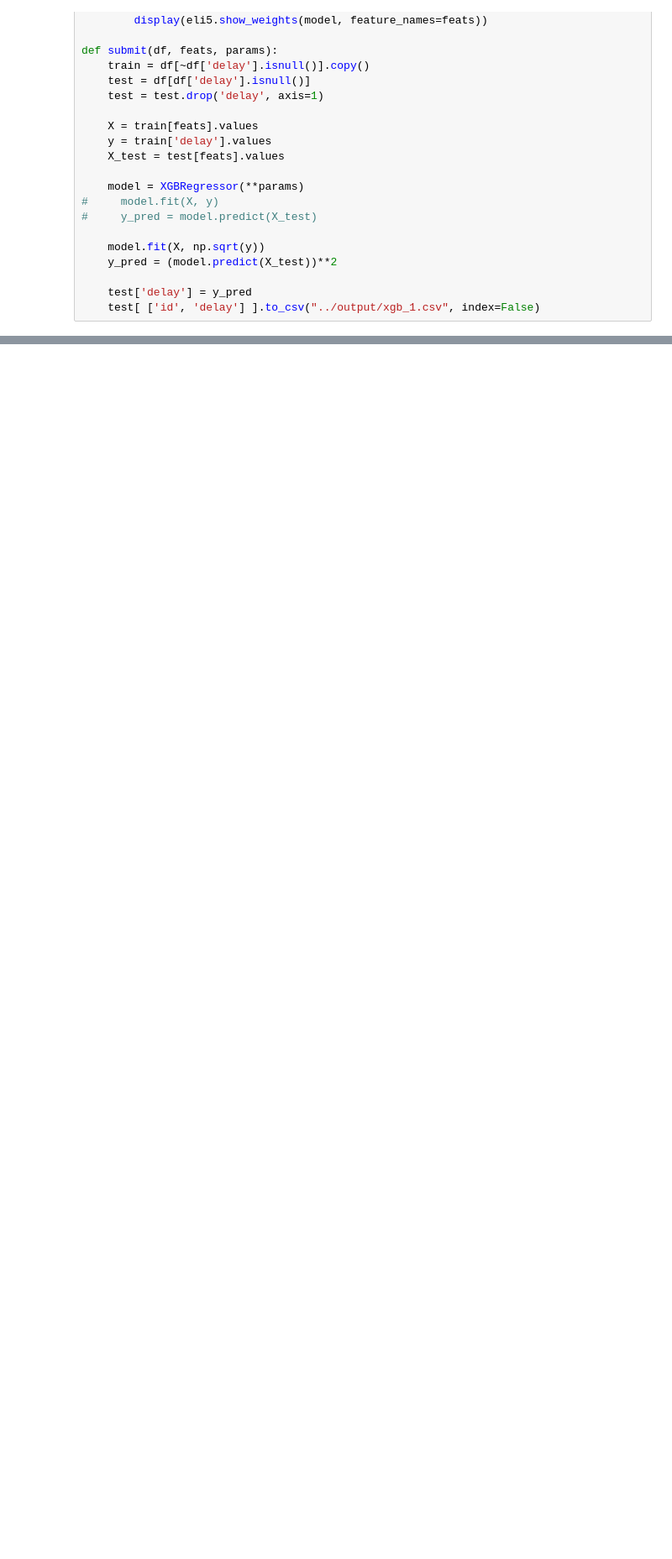
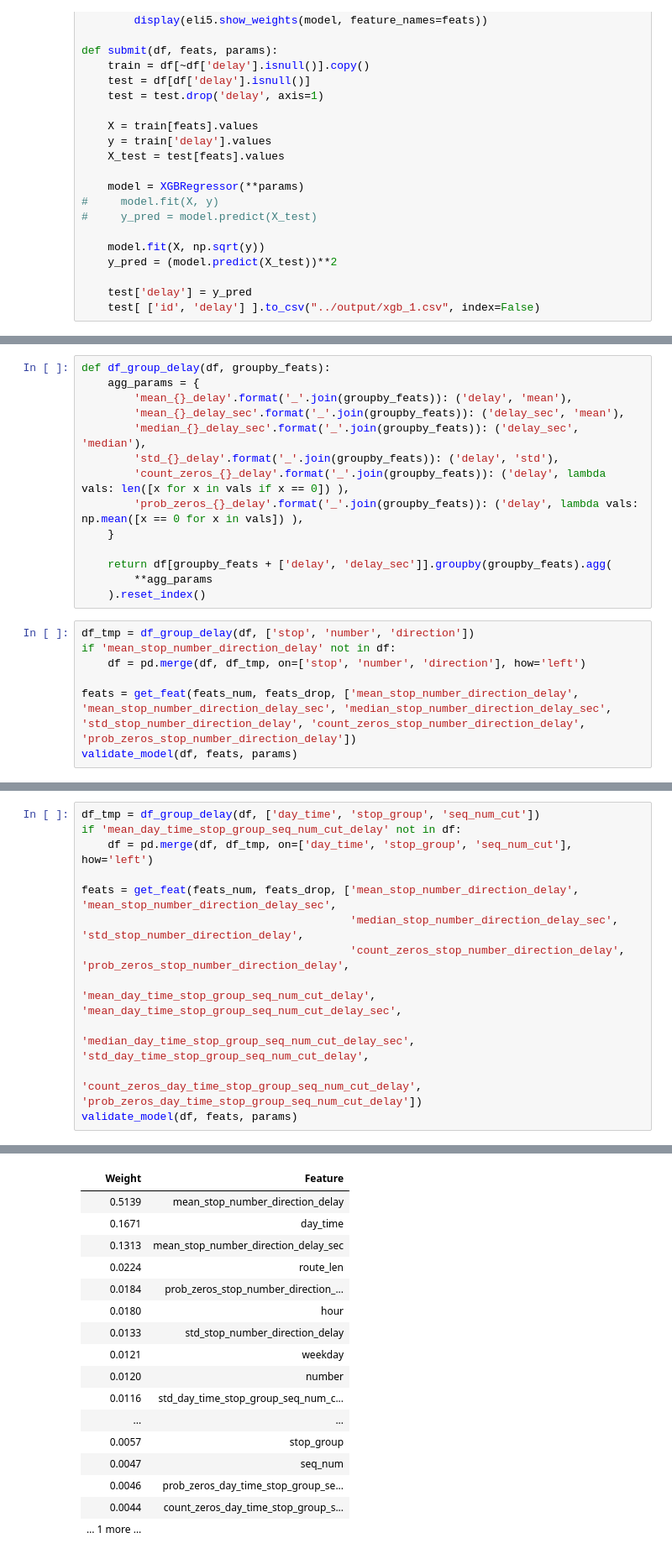
Before and after one commit to DarekB2/tram_delay, a Jupyter notebook: tram_delay_prediction.ipynb, the cells around one changed output, grey strips where cells are left out. Shown: that part at 84% size. Cells and saved outputs as stored; diff of their text form; blank space fills up the shorter version.

```diff
--- a/tram_delay_prediction.ipynb
+++ b/tram_delay_prediction.ipynb
@@ -290,0 +171,21 @@ MAE: 45.900120419186166
+# %%
+def df_group_delay(df, groupby_feats):
+    agg_params = {
+        'mean_{}_delay'.format('_'.join(groupby_feats)): ('delay', 'mean'),
+        'mean_{}_delay_sec'.format('_'.join(groupby_feats)): ('delay_sec', 'mean'),
+        'median_{}_delay_sec'.format('_'.join(groupby_feats)): ('delay_sec', 'median'),
+        'std_{}_delay'.format('_'.join(groupby_feats)): ('delay', 'std'),
+        'count_zeros_{}_delay'.format('_'.join(groupby_feats)): ('delay', lambda vals: len([x for x in vals if x == 0]) ),
+        'prob_zeros_{}_delay'.format('_'.join(groupby_feats)): ('delay', lambda vals: np.mean([x == 0 for x in vals]) ),
+    }
+
+    return df[groupby_feats + ['delay', 'delay_sec']].groupby(groupby_feats).agg(
+        **agg_params
+    ).reset_index()
+# %%
+df_tmp = df_group_delay(df, ['stop', 'number', 'direction'])
+if 'mean_stop_number_direction_delay' not in df:
+    df = pd.merge(df, df_tmp, on=['stop', 'number', 'direction'], how='left')
+
+feats = get_feat(feats_num, feats_drop, ['mean_stop_number_direction_delay', 'mean_stop_number_direction_delay_sec', 'median_stop_number_direction_delay_sec', 'std_stop_number_direction_delay', 'count_zeros_stop_number_direction_delay', 'prob_zeros_stop_number_direction_delay'])
+validate_model(df, feats, params)
@@ -290,0 +210,13 @@ MAE: 45.900120419186166
+# %%
+df_tmp = df_group_delay(df, ['day_time', 'stop_group', 'seq_num_cut'])
+if 'mean_day_time_stop_group_seq_num_cut_delay' not in df:
+    df = pd.merge(df, df_tmp, on=['day_time', 'stop_group', 'seq_num_cut'], how='left')
+
+feats = get_feat(feats_num, feats_drop, ['mean_stop_number_direction_delay', 'mean_stop_number_direction_delay_sec',
+                                         'median_stop_number_direction_delay_sec', 'std_stop_number_direction_delay',
+                                         'count_zeros_stop_number_direction_delay', 'prob_zeros_stop_number_direction_delay',
+                                         'mean_day_time_stop_group_seq_num_cut_delay', 'mean_day_time_stop_group_seq_num_cut_delay_sec',
+                                         'median_day_time_stop_group_seq_num_cut_delay_sec', 'std_day_time_stop_group_seq_num_cut_delay',
+                                         'count_zeros_day_time_stop_group_seq_num_cut_delay', 'prob_zeros_day_time_stop_group_seq_num_cut_delay'])
+validate_model(df, feats, params)
+# %% [output]
@@ -290,0 +224,17 @@ MAE: 45.900120419186166
+| Weight | Feature |
+| 0.5139 | mean_stop_number_direction_delay |
+| 0.1671 | day_time |
+| 0.1313 | mean_stop_number_direction_delay_sec |
+| 0.0224 | route_len |
+| 0.0184 | prob_zeros_stop_number_direction_... |
+| 0.0180 | hour |
+| 0.0133 | std_stop_number_direction_delay |
+| 0.0121 | weekday |
+| 0.0120 | number |
+| 0.0116 | std_day_time_stop_group_seq_num_c... |
+| ... | ... |
+| 0.0057 | stop_group |
+| 0.0047 | seq_num |
+| 0.0046 | prob_zeros_day_time_stop_group_se... |
+| 0.0044 | count_zeros_day_time_stop_group_s... |
+| … 1 more … |  |
```
Also changed, not shown: parts of 23 cells of this notebook.
